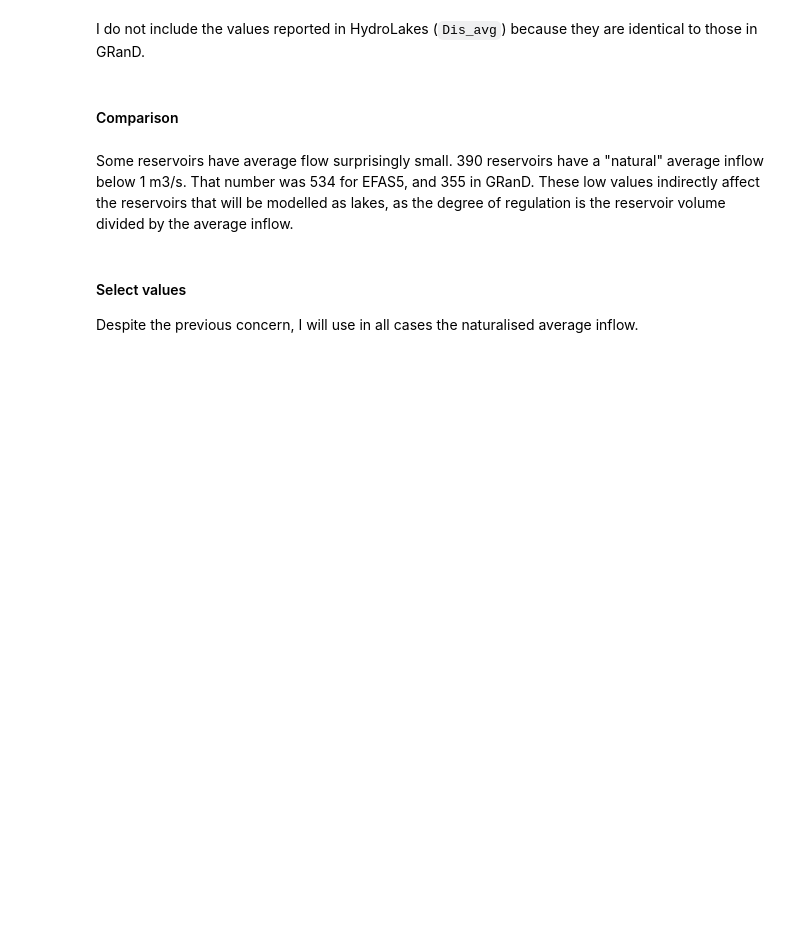
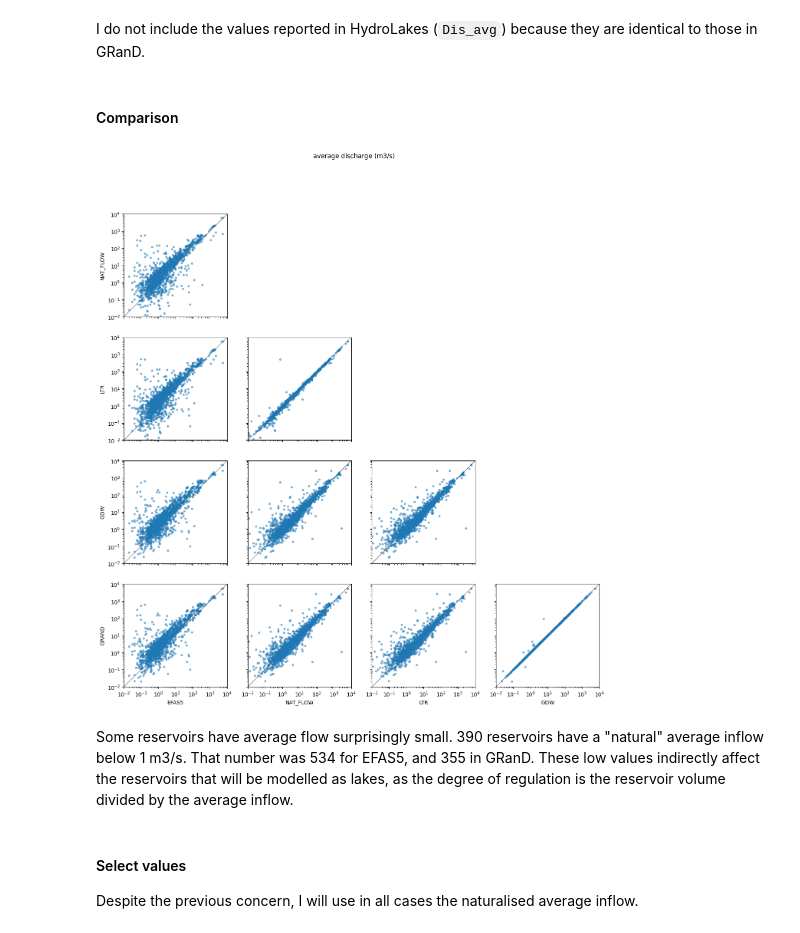
Before and after one commit to casadoj/lisflood-reservoirs, a Jupyter notebook: notebook/EFASv6/1.2_EFAS_reservoir_tables.ipynb, the cells around one changed output. Cells and saved outputs as stored; diff of their text form; code cells hidden in the pictures; blank space fills up the shorter version.

```diff
--- a/notebook/EFASv6/1.2_EFAS_reservoir_tables.ipynb
+++ b/notebook/EFASv6/1.2_EFAS_reservoir_tables.ipynb
@@ -472,14 +574,48 @@ dis_avg.loc[hylak.loc[mask, 'ID'], 'HYLAK'] = hylak.loc[mask, 'Dis_avg'].values
+# %%
+dis_avg = pd.DataFrame(
+    index=efas6.index,
+    columns=['EFAS5', 'NAT_FLOW', 'LTR', 'GDW', 'GRAND', 'EFAS6', 'SOURCE'],
+    dtype=float
+)
+dis_avg.SOURCE = dis_avg.SOURCE.astype(str)
+
+# EFAS5 reservoir parameter
+dis_avg.loc[efas5.index, 'EFAS5'] = efas5.normq
+
+# EFAS5 natural flow
+dis_nat_avg = dis_nat.mean('time').to_pandas()
+dis_avg.loc[dis_nat_avg.index, 'NAT_FLOW'] = dis_nat_avg
+del dis_nat_avg
+
+# EFAS5 long-run average
+for ID, point in efas6.geometry.items():
+    dis_avg.loc[ID, 'LTR'] = dis_avg_ltr.sel(x=point.x, y=point.y, method='nearest').item()
+
+# GDW
+dis_avg.loc[gdw.index, 'GDW'] = gdw.DIS_AVG_LS * 1e-3
+
+# GRanD
+dis_avg.loc[grand.index, 'GRAND'] = grand.DIS_AVG_LS * 1e-3
+
+# HydroLakes
+dis_avg.loc[hylak.index, 'HYLAK'] = hylak.Dis_avg
 # %% [markdown]
 #### Comparison
 # %%
 compare_attributes(
-    dis_avg[['EFAS5', 'NAT_FLOW', 'LTR', 'GRAND']],
+    dis_avg[['EFAS5', 'NAT_FLOW', 'LTR', 'GDW', 'GRAND']],
     thr=0,
     vmin=0.01,
     vmax=1e4,
     title='average discharge (m3/s)'
 )
-plt.savefig(PATH_OUT / 'plots' / 'dis_avg_pairplot.jpg', dpi=300, bbox_inches='tight')
+plt.savefig(
+    PATH_OUT / 'plots' / 'dis_avg_pairplot.jpg',
+    dpi=300,
+    bbox_inches='tight'
+)
+# %% [output]
+[figure, added]
 # %% [markdown]
 Some reservoirs have average flow surprisingly small. 390 reservoirs have a "natural" average inflow below 1 m3/s. That number was 534 for EFAS5, and 355 in GRanD. These low values indirectly affect the reservoirs that will be modelled as lakes, as the degree of regulation is the reservoir volume divided by the average inflow.
 # %% [markdown]
```
Also changed, not shown: parts of 77 cells of this notebook, 1 other file.
